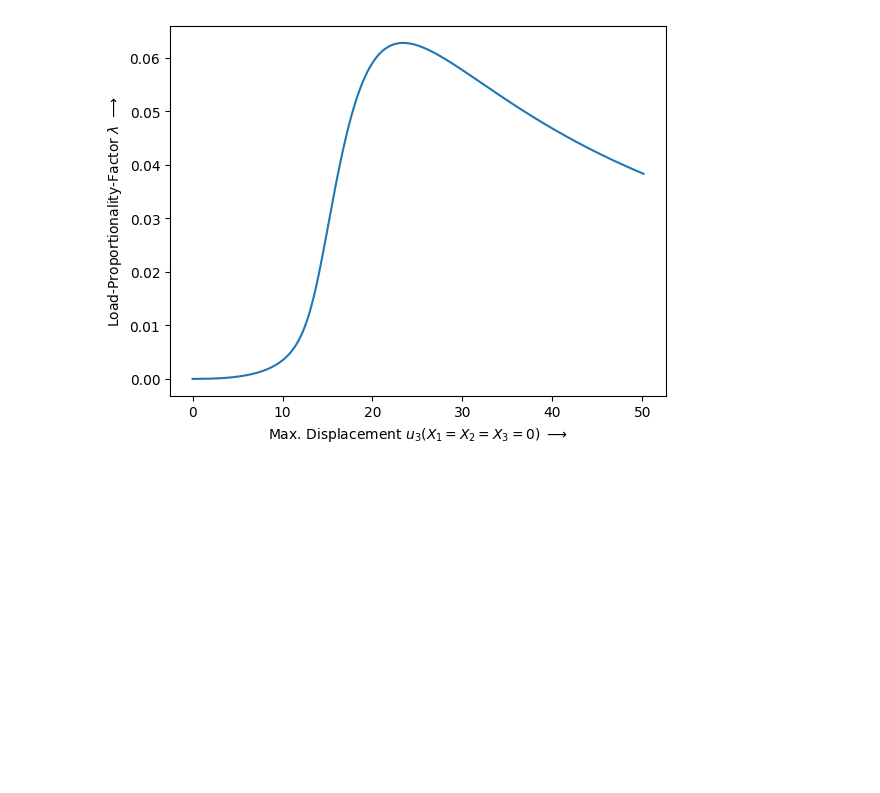
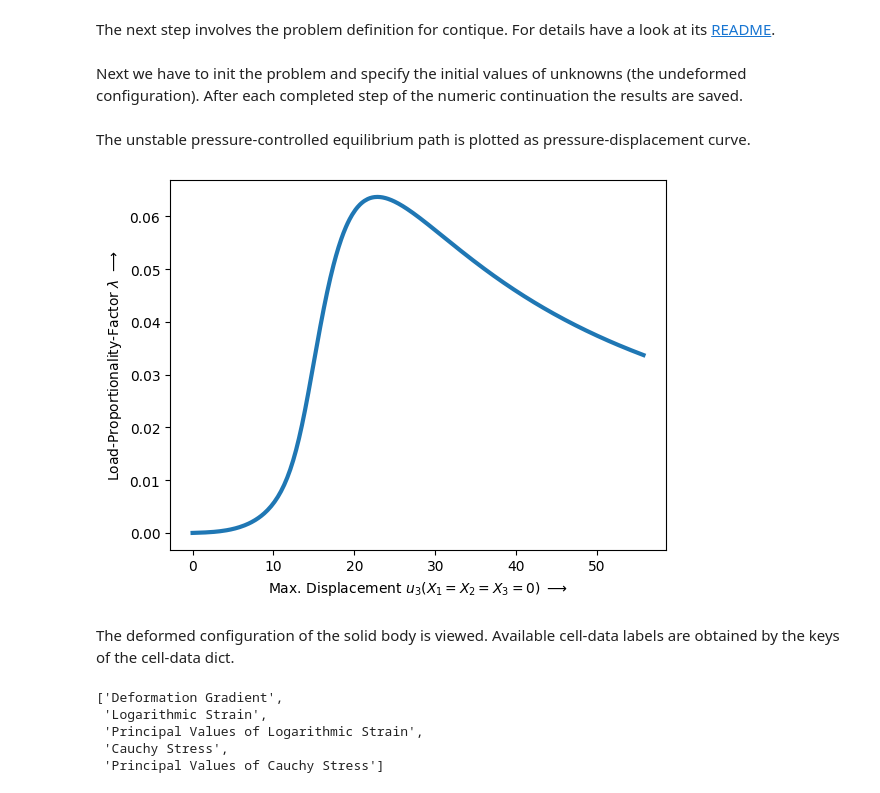
Before and after one commit to adtzlr/felupe, a Jupyter notebook: docs/examples/inflation.ipynb, the cells around one changed output. Drawn from its saved outputs; the diff is of its cells as text; code cells hidden in the pictures; blank space fills up the shorter version.

```diff
--- a/docs/examples/inflation.ipynb
+++ b/docs/examples/inflation.ipynb
@@ -15,60 +17,82 @@ import numpy as np
 import felupe as fem
 import contique
 
-mesh = fem.Cube(b=(25, 25, 1), n=(11, 11, 2))
+mesh = fem.Cube(b=(25, 25, 1), n=(6, 6, 2))
 region = fem.RegionHexahedron(mesh)
 field = fem.FieldContainer([fem.Field(region, dim=3)])
 bounds = fem.dof.symmetry(field[0], axes=(True, True, False))
 bounds["fix-z"] = fem.Boundary(field[0], fx=25, fy=25, mode="or", skip=(1, 1, 0))
 dof0, dof1 = fem.dof.partition(field, bounds)
 
-umat = fem.NeoHooke(mu=1)
+umat = fem.Hyperelastic(fem.yeoh, C10=0.5, C20=0, C30=0)
 solid = fem.SolidBodyNearlyIncompressible(umat, field, bulk=5000)
 
 region_for_pressure = fem.RegionHexahedronBoundary(mesh, mask=(mesh.points[:, 2] == 0))
 field_for_pressure = fem.FieldContainer([fem.Field(region_for_pressure, dim=3)])
 
 pressure = fem.SolidBodyPressure(field_for_pressure)
+# %% [markdown]
+The next step involves the problem definition for contique. For details have a look at its [README](https://github.com/adtzlr/contique).
 # %%
 def fun(x, lpf, *args):
+    "The system vector of equilibrium equations."
+
     field[0].values.ravel()[dof1] = x
     pressure.update(lpf)
+
     return fem.tools.fun([solid, pressure], field)[dof1]
 
 
 def dfundx(x, lpf, *args):
-    field[0].values.ravel()[dof1] = x
-    pressure.update(lpf)
+    """The jacobian of the system vector of equilibrium equations w.r.t. the
+    primary unknowns."""
+
     K = fem.tools.jac([solid, pressure], field)
+
     return fem.solve.partition(field, K, dof1, dof0)[2]
 
 
 def dfundl(x, lpf, *args):
-    field[0].values.ravel()[dof1] = x
+    """The jacobian of the system vector of equilibrium equations w.r.t. the
+    load proportionality factor."""
+
     pressure.update(1)
+
     return fem.tools.fun([pressure], field)[dof1]
+# %% [markdown]
+Next we have to init the problem and specify the initial values of unknowns (the undeformed configuration). After each completed step of the numeric continuation the results are saved.
 # %%
 Res = contique.solve(
     fun=fun,
     jac=[dfundx, dfundl],
     x0=field[0][dof1],
     lpf0=0,
-    dxmax=1e-3,
-    dlpfmax=1e-6,
-    high=100,
-    maxsteps=1000,
+    dxmax=1e-2,
+    dlpfmax=1e-5,
+    high=500,
+    maxsteps=500,
     rebalance=True,
 )
 X = np.array([res.x for res in Res])
+# %% [markdown]
+The unstable pressure-controlled equilibrium path is plotted as pressure-displacement curve.
 # %%
 import matplotlib.pyplot as plt
 
-plt.plot(X[:, 2], X[:, -1])
+plt.plot(X[:, 2], X[:, -1], lw=3)
 plt.xlabel(r"Max. Displacement $u_3(X_1=X_2=X_3=0)$ $\longrightarrow$")
 plt.ylabel(r"Load-Proportionality-Factor $\lambda$ $\longrightarrow$");
 # %% [output]
-[figure, old version]
+[figure, new version]
+# %% [markdown]
+The deformed configuration of the solid body is viewed. Available cell-data labels are obtained by the keys of the cell-data dict.
 # %%
 view = fem.View(field, solid)
 view.mesh.cell_data.keys()
+# %% [output]
+['Deformation Gradient',
+ 'Logarithmic Strain',
+ 'Principal Values of Logarithmic Strain',
+ 'Cauchy Stress',
+ 'Principal Values of Cauchy Stress']
 # %%
```
Also changed, not shown: parts of 2 cells of this notebook.
